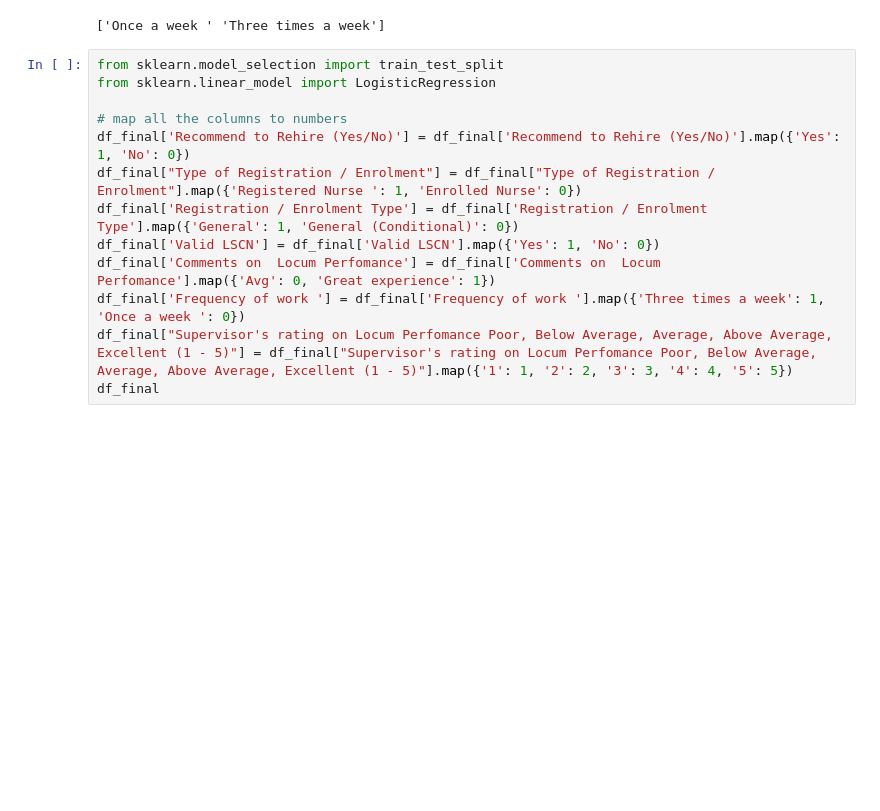
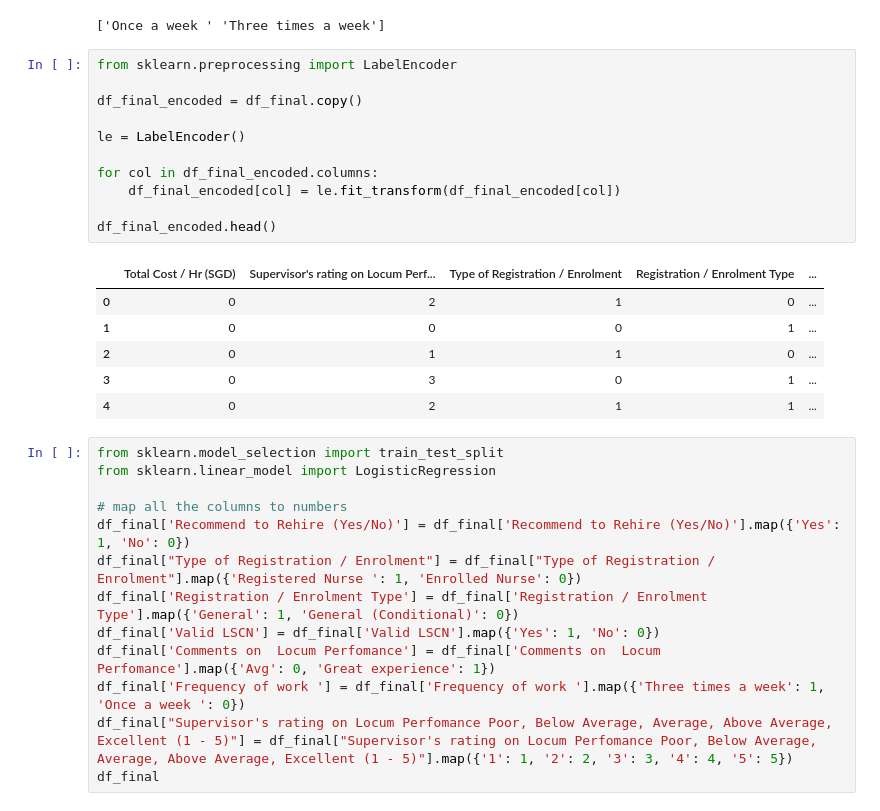
Before and after one commit to Dhanvine321/aws-project-job-suitability-model, a Jupyter notebook: main.ipynb, the cells around one changed output. Drawn from its saved outputs; the diff is of its cells as text; blank space fills up the shorter version.

```diff
--- a/main.ipynb
+++ b/main.ipynb
@@ -205,6 +205,24 @@ df_final
 print(df_final["Frequency of work "].unique())
 # %% [output]
 ['Once a week ' 'Three times a week']
+# %%
+from sklearn.preprocessing import LabelEncoder
+
+df_final_encoded = df_final.copy()
+
+le = LabelEncoder()
+
+for col in df_final_encoded.columns:
+    df_final_encoded[col] = le.fit_transform(df_final_encoded[col])
+
+df_final_encoded.head()
+# %% [output]
+|  | Total Cost / Hr (SGD) | Supervisor's rating on Locum Perf... | Type of Registration / Enrolment | Registration / Enrolment Type | ... |
+| 0 | 0 | 2 | 1 | 0 | ... |
+| 1 | 0 | 0 | 0 | 1 | ... |
+| 2 | 0 | 1 | 1 | 0 | ... |
+| 3 | 0 | 3 | 0 | 1 | ... |
+| 4 | 0 | 2 | 1 | 1 | ... |
 # %%
 from sklearn.model_selection import train_test_split
 from sklearn.linear_model import LogisticRegression
```
Also changed, not shown: parts of 4 cells of this notebook, 48 other files.
